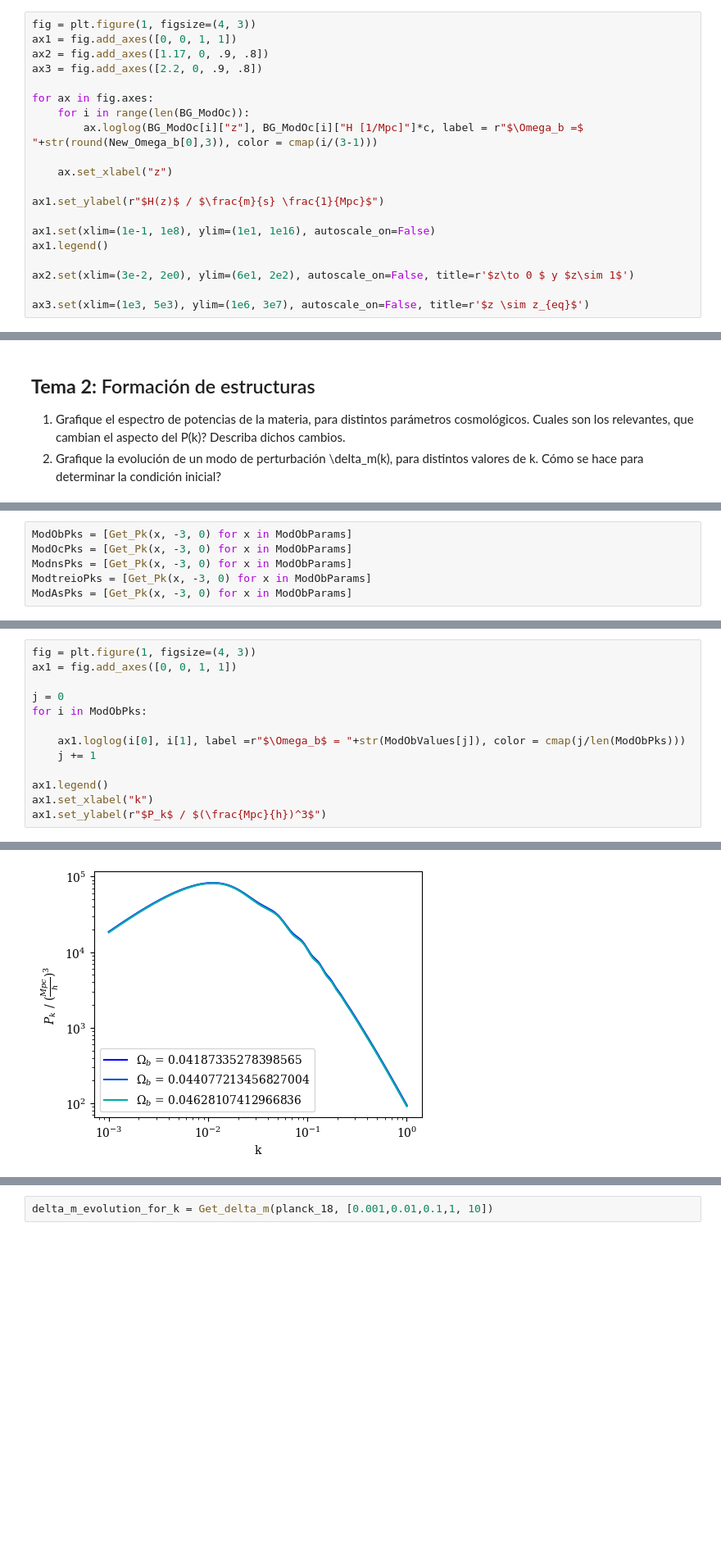
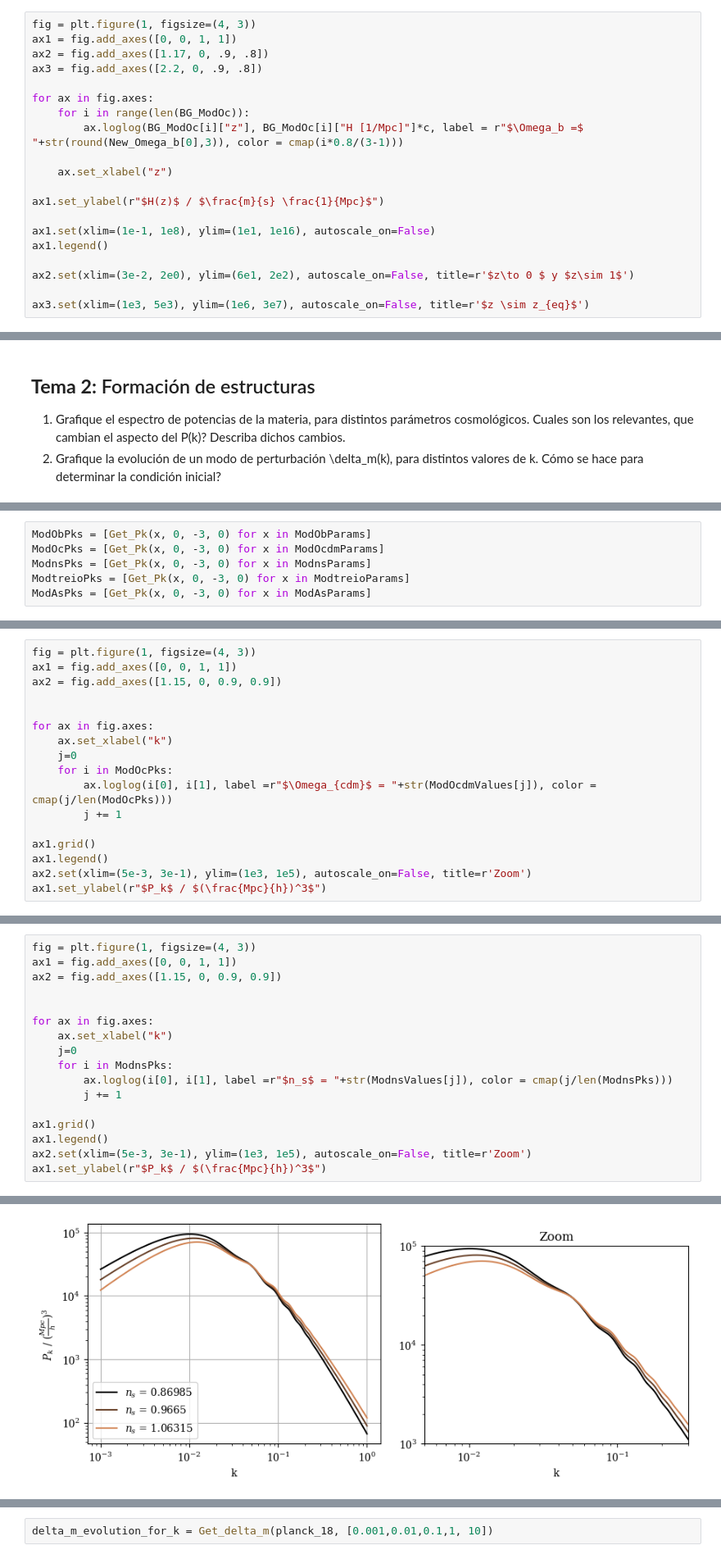
Before and after one commit to jiiribarren00/CdPTrabajoFinal, a Jupyter notebook: TrabajoFinal_Iribarren.ipynb, the cells around one changed output, grey strips where cells are left out. Shown at 82% size. Saved outputs shown, nothing was run; the diff lists cells and outputs as text; blank space fills up the shorter version.

```diff
--- a/TrabajoFinal_Iribarren.ipynb
+++ b/TrabajoFinal_Iribarren.ipynb
@@ -156,7 +156,7 @@ ax3 = fig.add_axes([2.2, 0, .9, .8])
 
 for ax in fig.axes:
     for i in range(len(BG_ModOc)):
-        ax.loglog(BG_ModOc[i]["z"], BG_ModOc[i]["H [1/Mpc]"]*c, label = r"$\Omega_b =$ "+str(round(New_Omega_b[0],3)), color = cmap(i/(3-1)))
+        ax.loglog(BG_ModOc[i]["z"], BG_ModOc[i]["H [1/Mpc]"]*c, label = r"$\Omega_b =$ "+str(round(New_Omega_b[0],3)), color = cmap(i*0.8/(3-1)))
 
     ax.set_xlabel("z")
 
@@ -413,0 +457,6 @@ Pk = Get_Pk(planck_18, -3, 0)
+# %%
+ModObPks = [Get_Pk(x, 0, -3, 0) for x in ModObParams]
+ModOcPks = [Get_Pk(x, 0, -3, 0) for x in ModOcdmParams]
+ModnsPks = [Get_Pk(x, 0, -3, 0) for x in ModnsParams]
+ModtreioPks = [Get_Pk(x, 0, -3, 0) for x in ModtreioParams]
+ModAsPks = [Get_Pk(x, 0, -3, 0) for x in ModAsParams]
@@ -426,6 +505,0 @@ Text(0, 0.5, '$P_k$ / $(\\frac{Mpc}{h})^3$')
-# %%
-ModObPks = [Get_Pk(x, -3, 0) for x in ModObParams]
-ModOcPks = [Get_Pk(x, -3, 0) for x in ModObParams]
-ModnsPks = [Get_Pk(x, -3, 0) for x in ModObParams]
-ModtreioPks = [Get_Pk(x, -3, 0) for x in ModObParams]
-ModAsPks = [Get_Pk(x, -3, 0) for x in ModObParams]
@@ -431,0 +508,17 @@ ModAsPks = [Get_Pk(x, -3, 0) for x in ModObParams]
+# %%
+fig = plt.figure(1, figsize=(4, 3))
+ax1 = fig.add_axes([0, 0, 1, 1])
+ax2 = fig.add_axes([1.15, 0, 0.9, 0.9])
+
+
+for ax in fig.axes:
+    ax.set_xlabel("k")
+    j=0
+    for i in ModOcPks:
+        ax.loglog(i[0], i[1], label =r"$\Omega_{cdm}$ = "+str(ModOcdmValues[j]), color = cmap(j/len(ModOcPks)))
+        j += 1
+
+ax1.grid()
+ax1.legend()
+ax2.set(xlim=(5e-3, 3e-1), ylim=(1e3, 1e5), autoscale_on=False, title=r'Zoom')
+ax1.set_ylabel(r"$P_k$ / $(\frac{Mpc}{h})^3$")
@@ -432,16 +549,20 @@ ModAsPks = [Get_Pk(x, -3, 0) for x in ModObParams]
 # %%
 fig = plt.figure(1, figsize=(4, 3))
 ax1 = fig.add_axes([0, 0, 1, 1])
+ax2 = fig.add_axes([1.15, 0, 0.9, 0.9])
 
-j = 0
-for i in ModObPks:
 
-    ax1.loglog(i[0], i[1], label =r"$\Omega_b$ = "+str(ModObValues[j]), color = cmap(j/len(ModObPks)))
-    j += 1
+for ax in fig.axes:
+    ax.set_xlabel("k")
+    j=0
+    for i in ModnsPks:
+        ax.loglog(i[0], i[1], label =r"$n_s$ = "+str(ModnsValues[j]), color = cmap(j/len(ModnsPks)))
+        j += 1
 
+ax1.grid()
 ax1.legend()
-ax1.set_xlabel("k")
+ax2.set(xlim=(5e-3, 3e-1), ylim=(1e3, 1e5), autoscale_on=False, title=r'Zoom')
 ax1.set_ylabel(r"$P_k$ / $(\frac{Mpc}{h})^3$")
 # %% [output]
 Text(0, 0.5, '$P_k$ / $(\\frac{Mpc}{h})^3$')
-[figure, old version]
+[figure, new version]
```
Also changed, not shown: parts of 68 cells of this notebook.
